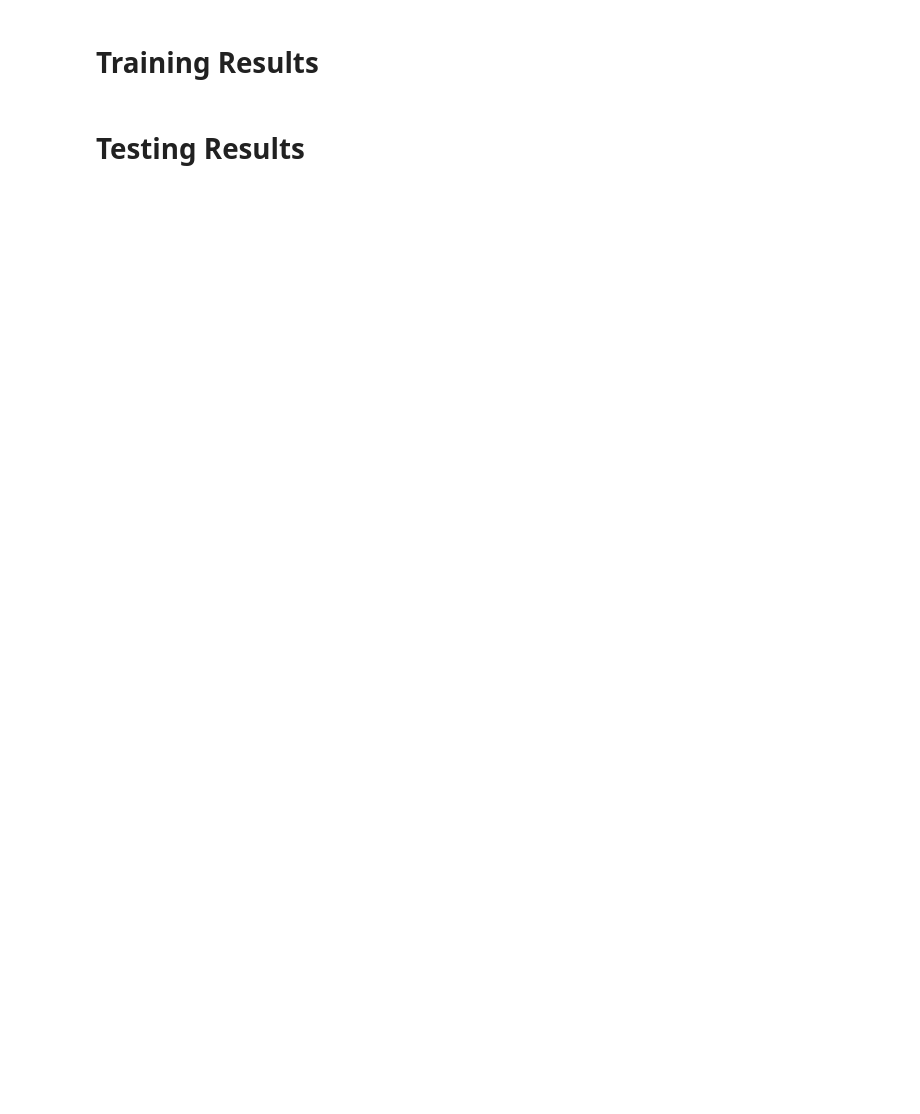
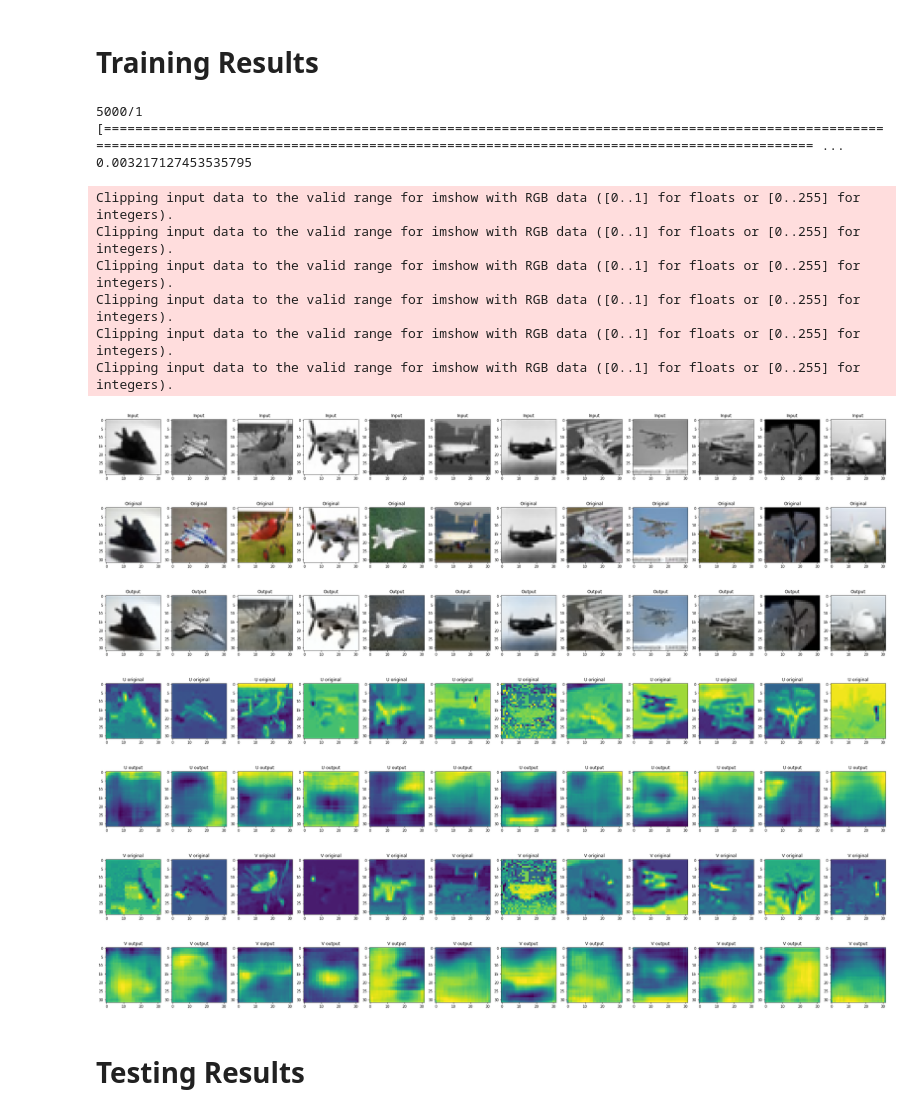
Before and after one commit to conwayjw97/Image-Colourisation-with-Deep-Learning, a Jupyter notebook: src/DeterministicConvNetCifar10.ipynb, the cells around one changed output. Saved outputs shown, nothing was run; the diff lists cells and outputs as text; code cells hidden in the pictures; blank space fills up the shorter version.

```diff
--- a/src/DeterministicConvNetCifar10.ipynb
+++ b/src/DeterministicConvNetCifar10.ipynb
@@ -372,7 +451,14 @@ Epoch 25/25
 # %%
 if not (LOAD_COLOURISATION_MODEL):
-  history = model.fit_generator(train_iterator, steps_per_epoch=int(train_yuvImages.shape[0]/BATCH_SIZE), epochs=runtime_epochs, validation_data=(test_y, test_uv), validation_steps=int(test_yuvImages.shape[0]/BATCH_SIZE))
+  history = model.fit_generator(train_iterator, steps_per_epoch=int(train_yuvImages.shape[0]/BATCH_SIZE), epochs=runtime_epochs, validation_data=(test_y, test_uv), validation_steps=int(test_yuvImages.shape[0]/BATCH_SIZE), verbose=1)
   # history = model.fit_generator(train_image_loader(train_y, train_uv, BATCH_SIZE), steps_per_epoch=int(train_yuvImages.shape[0]/BATCH_SIZE), epochs=runtime_epochs, validation_data=(test_image_loader(test_y, test_uv, BATCH_SIZE)), validation_steps=int(test_yuvImages.shape[0]/BATCH_SIZE))
+
+  model_json = model.to_json()
+  with open(base_dir + "colourisation.json", "w") as json_file:
+      json_file.write(model_json)
+  model.save_weights(base_dir + "colourisation.h5")
+  print("Saved model to disk")
+
   total_loss += history.history["loss"]
   total_val_loss += history.history["val_loss"]
 # %% [output]
@@ -426,3 +513,13 @@ if(LOAD_COLOURISATION_MODEL):
+# %%
+if(LOAD_COLOURISATION_MODEL):
+  json_file = open(base_dir + "colourisation.json", 'r')
+  loaded_model_json = json_file.read()
+  json_file.close()
+  model = models.model_from_json(loaded_model_json)
+  model.load_weights(base_dir + "colourisation.h5", by_name=False)
+  model.compile(optimizer='rmsprop', loss='mse')
+
+  print("Loaded model from disk")
 # %% [markdown]
 # Colourisation Diagnostic Learning Curves
 # %%
@@ -472,7 +554,7 @@ SyntaxError: ignored
 # %%
 print(model.evaluate(train_y, train_uv, batch_size=BATCH_SIZE))
 output = model.predict(train_y)
-result = np.zeros((IMAGE_COUNT, 32, 32, 3))
+result = np.zeros((train_y.shape[0], 32, 32, 3))
 result[:,:,:,0] = train_y[:,:,:,0]
 result[:,:,:,1:] = output
 
@@ -488,37 +570,53 @@ fig = plt.figure(figsize=(39, 39))
 for i in range(output_count):
   fig.add_subplot(1,output_count,i+1)
   plt.title("Original")
-  plt.imshow(train_images[TRAINING_IMAGE+i])
+  plt.imshow(class_train_images[TRAINING_IMAGE+i])
 
 fig = plt.figure(figsize=(39, 39))
 for i in range(output_count):
   fig.add_subplot(1,output_count,i+1)
   plt.title("Output")
   plt.imshow(tf.image.yuv_to_rgb(result[TRAINING_IMAGE+i]))
 
 fig = plt.figure(figsize=(39, 39))
 for i in range(output_count):
   fig.add_subplot(1,output_count,i+1)
   plt.title("U original")
   plt.imshow(train_yuvImages[TRAINING_IMAGE+i,:,:,1])
 
 fig = plt.figure(figsize=(39, 39))
 for i in range(output_count):
   fig.add_subplot(1,output_count,i+1)
   plt.title("U output")
   plt.imshow(result[TRAINING_IMAGE+i,:,:,1])
 
 fig = plt.figure(figsize=(39, 39))
 for i in range(output_count):
   fig.add_subplot(1,output_count,i+1)
   plt.title("V original")
   plt.imshow(train_yuvImages[TRAINING_IMAGE+i,:,:,2])
 
 fig = plt.figure(figsize=(39, 39))
 for i in range(output_count):
   fig.add_subplot(1,output_count,i+1)
   plt.title("V output")
   plt.imshow(result[TRAINING_IMAGE+i,:,:,2])
+# %% [output]
+5000/1 [================================================================================================================================================================================================ ...
+0.003217127453535795
+Clipping input data to the valid range for imshow with RGB data ([0..1] for floats or [0..255] for integers).
+Clipping input data to the valid range for imshow with RGB data ([0..1] for floats or [0..255] for integers).
+Clipping input data to the valid range for imshow with RGB data ([0..1] for floats or [0..255] for integers).
+Clipping input data to the valid range for imshow with RGB data ([0..1] for floats or [0..255] for integers).
+Clipping input data to the valid range for imshow with RGB data ([0..1] for floats or [0..255] for integers).
+Clipping input data to the valid range for imshow with RGB data ([0..1] for floats or [0..255] for integers).
+[figure, added]
+[figure, added]
+[figure, added]
+[figure, added]
+[figure, added]
+[figure, added]
+[figure, added]
 # %% [markdown]
 # Testing Results
 # %%
```
Also changed, not shown: parts of 20 cells of this notebook.
